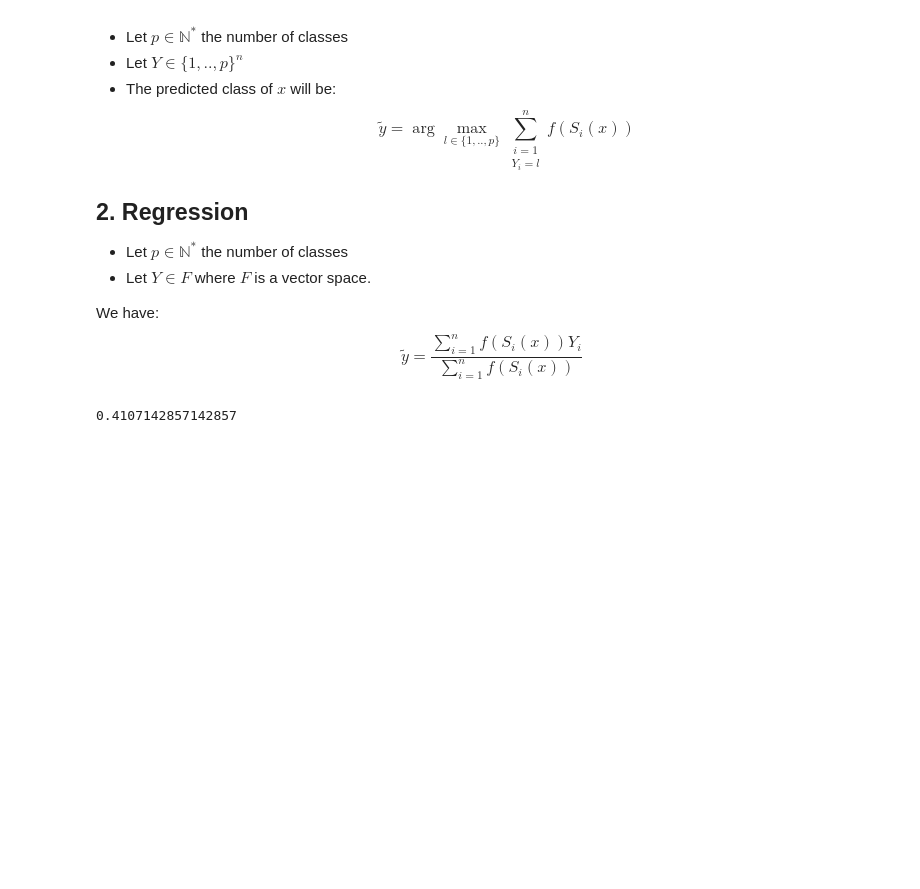
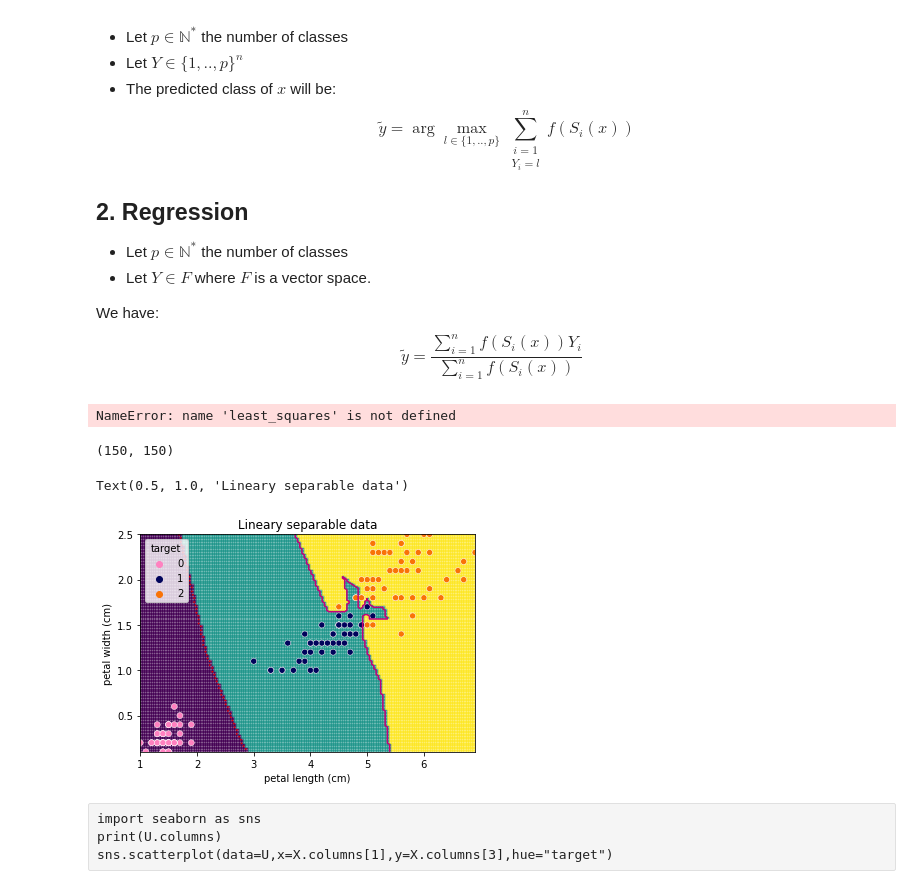
Before and after one commit to ramizouari/MachineLearning, a Jupyter notebook: KNearest.ipynb, the cells around one changed output. Drawn from its saved outputs; the diff is of its cells as text; code cells hidden in the pictures; blank space fills up the shorter version.

```diff
--- a/KNearest.ipynb
+++ b/KNearest.ipynb
@@ -28,6 +28,7 @@ U
 150 rows × 6 columns
 # %%
 from sklearn.model_selection import train_test_split
+U=createIRIS()
 X=U[U.columns[:-2]]
 Y=U[U.columns[-2]]
 X_train,X_test,Y_train,Y_test=train_test_split(X,Y)
@@ -199,14 +200,40 @@ class AllNeighboursClassifier:
         return np.mean(self.predict(X)==Y)
     pass
 # %%
-def g(x,mu:sig):
+def g(x,mu,sig):
     return np.exp(-(x-mu)**2/(2*sig**2))/(sig*np.sqrt(2*np.pi))
 
 def dg(x,mu,sig):
     return [(x-mu),(x-mu)/sig**2-1]*g(x,mu,sig)/sig**2
 
-AllNClassifier = AllNeighboursClassifier(f=g,mu=0,sig=.)
+AllNClassifier = AllNeighboursClassifier(f=g,df=dg,mu=0,sig=1)
 AllNClassifier.fit(X_train,Y_train)
 AllNClassifier.score(X_train,Y_train)
 # %% [output]
-0.4107142857142857
+NameError: name 'least_squares' is not defined
+# %%
+import matplotlib.pyplot as plt
+model=KNearestNeighbourClassifier(k=1)
+U=X[X.columns[2:4]]
+model.fit(U,Y)
+# %%
+fig,ax=plt.subplots()
+x=np.linspace(np.min(U[U.columns[0]]),np.max(U[U.columns[0]]),150)
+y=np.linspace(np.min(U[U.columns[1]]),np.max(U[U.columns[1]]),150)
+U_mesh=np.array(np.meshgrid(x,y)).transpose(1,2,0)
+Y_mesh=model.predict(U_mesh.reshape((-1,2))).reshape((U_mesh.shape[0],U_mesh.shape[1]))
+print(Y_mesh.shape)
+
+c = ax.pcolormesh(U_mesh[:,:,0], U_mesh[:,:,1], np.tanh(.225*Y_mesh),alpha=.65)
+c = ax.contour(U_mesh[:,:,0], U_mesh[:,:,1], Y_mesh, levels=[0,1,2],
+               colors=["xkcd:red","xkcd:magenta","xkcd:blue"],linestyles=["dotted","solid","dotted"])
+sns.scatterplot(x=U[U.columns[0]], y=U[U.columns[1]], hue=Y,ax=ax,palette=["xkcd:pink","xkcd:dark blue","xkcd:orange"]);
+ax.set_title("Lineary separable data")
+# %% [output]
+(150, 150)
+Text(0.5, 1.0, 'Lineary separable data')
+[figure, added]
+# %% [raw]
+import seaborn as sns
+print(U.columns)
+sns.scatterplot(data=U,x=X.columns[1],y=X.columns[3],hue="target")
```
Also changed, not shown: parts of 1 cell of this notebook, 8 other files.
